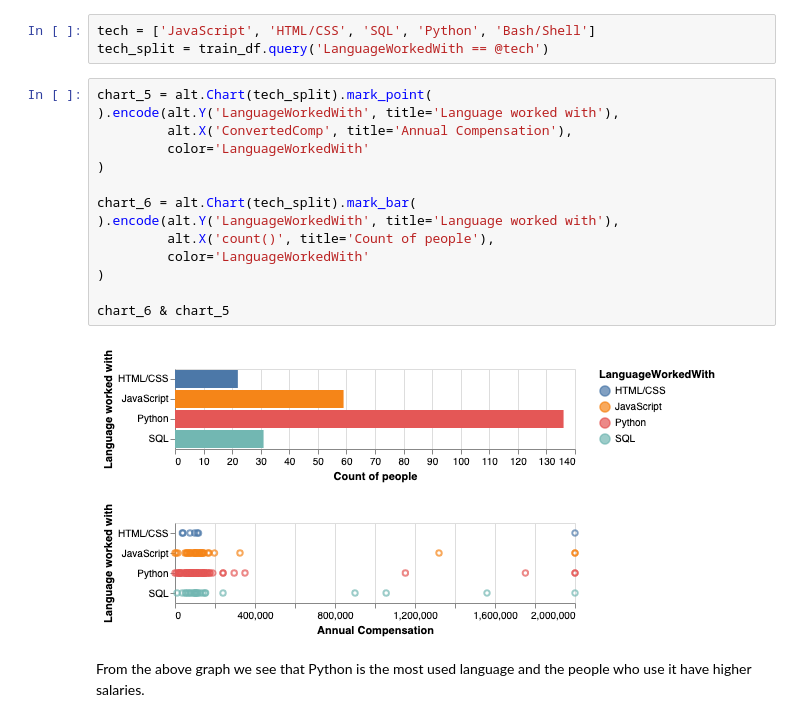
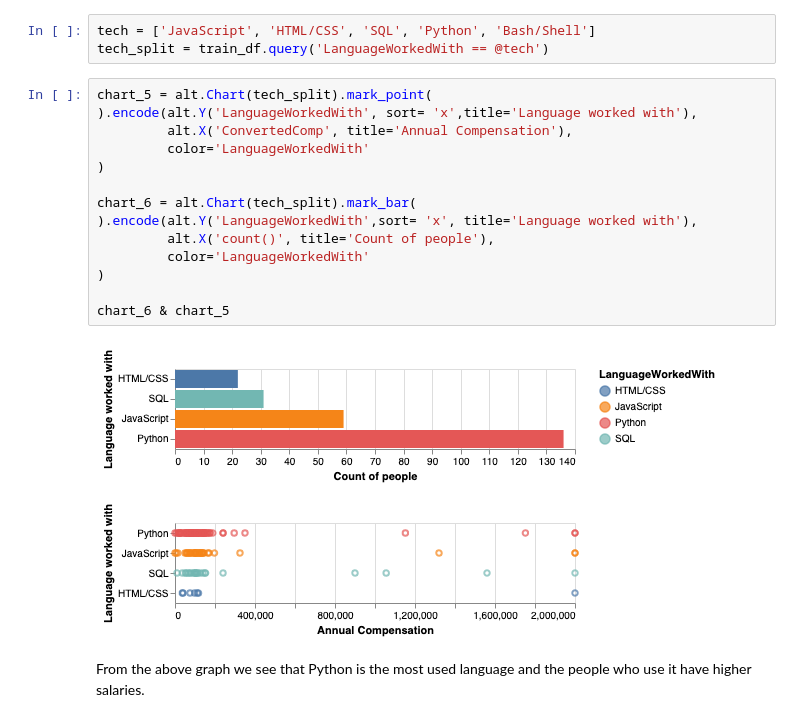
Before and after one commit to UBC-MDS/tech_salary_predictor_canada_us, a Jupyter notebook: src/EDA.ipynb, the cells around one changed output. Cells and saved outputs as stored; diff of their text form.

```diff
--- a/src/EDA.ipynb
+++ b/src/EDA.ipynb
@@ -125,19 +125,19 @@ tech = ['JavaScript', 'HTML/CSS', 'SQL', 'Python', 'Bash/Shell']
 tech_split = train_df.query('LanguageWorkedWith == @tech')
 # %%
 chart_5 = alt.Chart(tech_split).mark_point(
-).encode(alt.Y('LanguageWorkedWith', title='Language worked with'),
+).encode(alt.Y('LanguageWorkedWith', sort= 'x',title='Language worked with'),
          alt.X('ConvertedComp', title='Annual Compensation'),
          color='LanguageWorkedWith'
 )
 
 chart_6 = alt.Chart(tech_split).mark_bar(
-).encode(alt.Y('LanguageWorkedWith', title='Language worked with'),
+).encode(alt.Y('LanguageWorkedWith',sort= 'x', title='Language worked with'),
          alt.X('count()', title='Count of people'),
          color='LanguageWorkedWith'
 )
 
 chart_6 & chart_5
 # %% [output]
-[figure, old version]
+[figure, new version]
 # %% [markdown]
 From the above graph we see that Python is the most used language and the people who use it have higher salaries.
```
Also changed, not shown: parts of 1 cell of this notebook, 1 other file.
